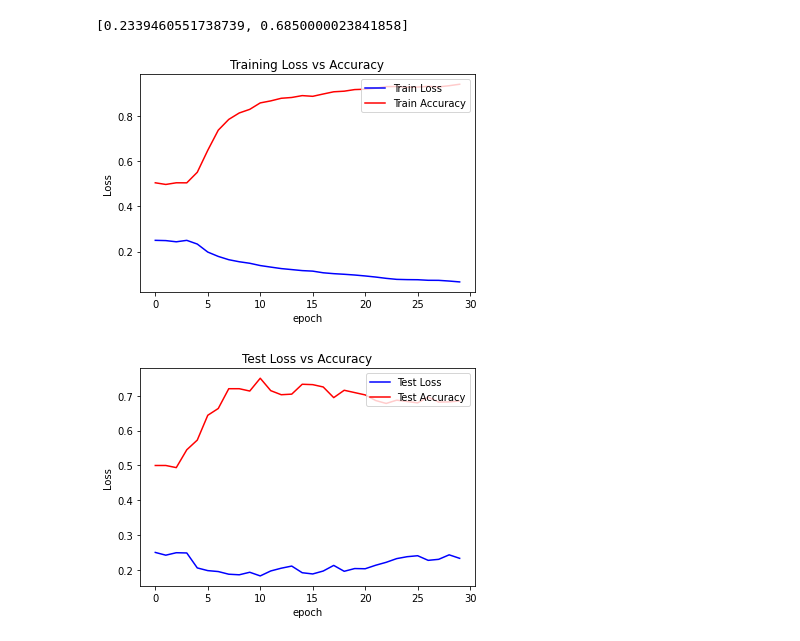
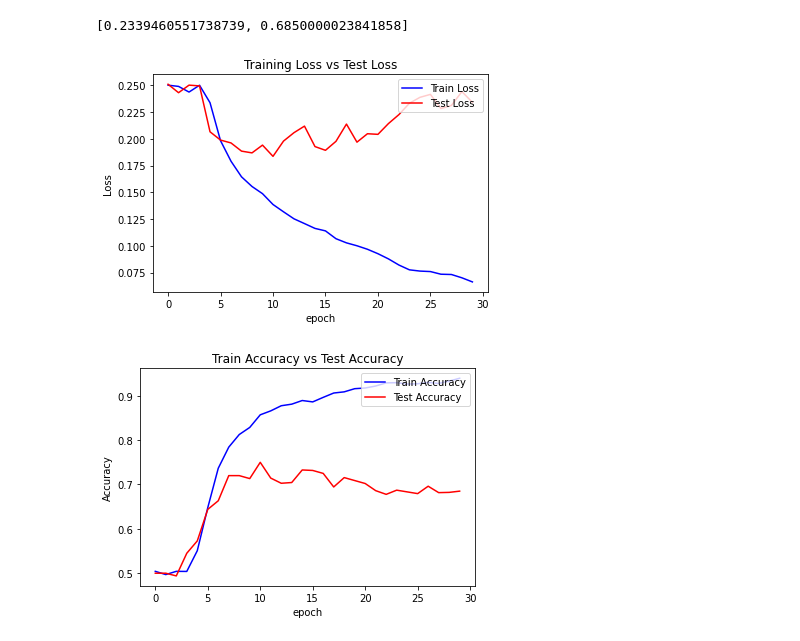
Before and after one commit to ram130849/Deep_Learning_Systems, a Jupyter notebook: TensorFlow/Ramki/E533_DLS_Assignment4.ipynb, the cells around one changed output. Cells and saved outputs as stored; diff of their text form; code cells hidden in the pictures.

```diff
--- a/TensorFlow/Ramki/E533_DLS_Assignment4.ipynb
+++ b/TensorFlow/Ramki/E533_DLS_Assignment4.ipynb
@@ -578,23 +578,23 @@ print(history1)
 [0.2339460551738739, 0.6850000023841858]
 # %%
 plt.plot(history.history["loss"],color='blue')
-plt.plot(history.history["accuracy"],color='red')
-plt.legend(["Train Loss", "Train Accuracy"], loc="upper right")
-plt.title("Training Loss vs Accuracy")
+plt.plot(history.history["val_loss"],color='red')
+plt.legend(["Train Loss", "Test Loss"], loc="upper right")
+plt.title("Training Loss vs Test Loss")
 plt.ylabel("Loss")
 plt.xlabel("epoch")
 plt.show()
 # %% [output]
-[figure, old version]
+[figure, new version]
 # %%
-plt.plot(history.history["val_loss"],color='blue')
+plt.plot(history.history["accuracy"],color='blue')
 plt.plot(history.history["val_accuracy"],color='red')
-plt.legend(["Test Loss", "Test Accuracy"], loc="upper right")
-plt.title("Test Loss vs Accuracy")
-plt.ylabel("Loss")
+plt.legend(["Train Accuracy", "Test Accuracy"], loc="upper right")
+plt.title("Train Accuracy vs Test Accuracy")
+plt.ylabel("Accuracy")
 plt.xlabel("epoch")
 plt.show()
 # %% [output]
-[figure, old version]
+[figure, new version]
 # %%
 b
```
